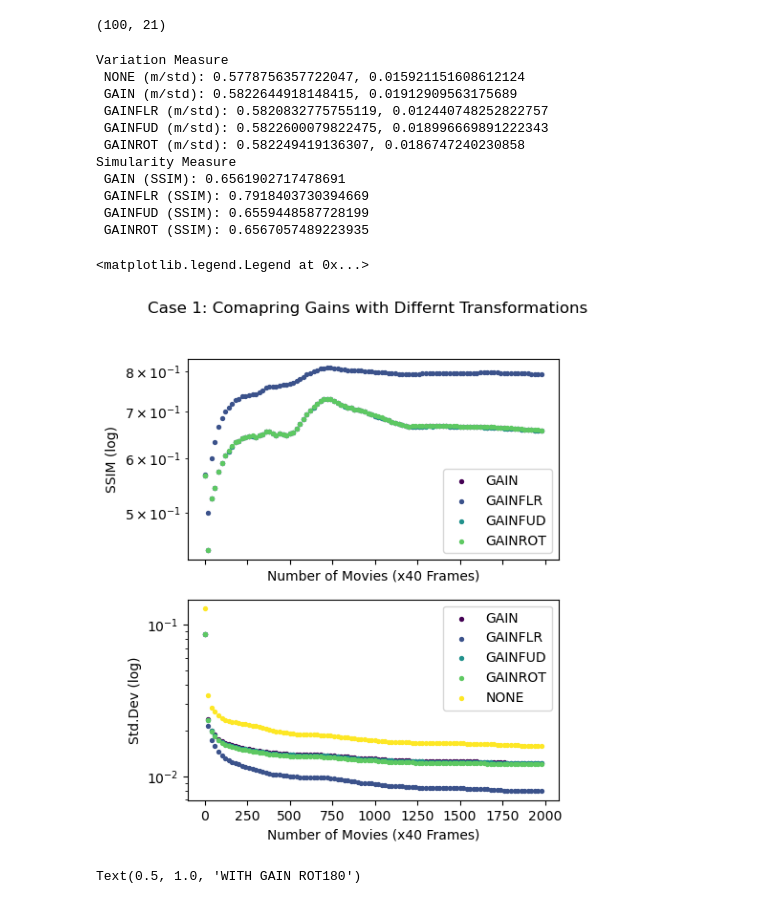
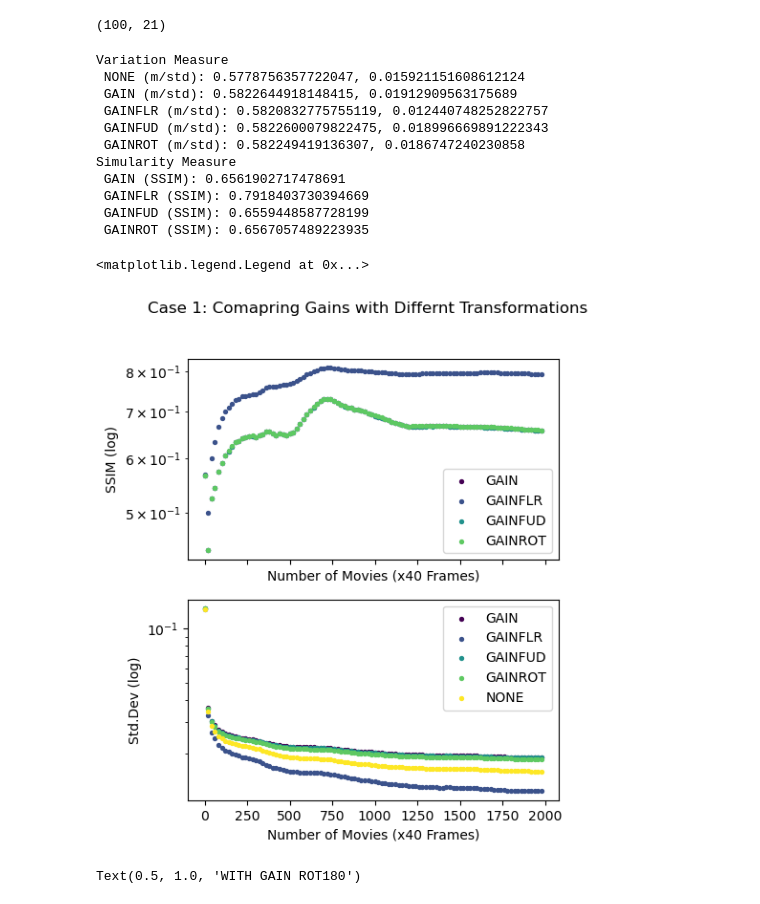
Before and after one commit to frozenfas/jupyter-git, a Jupyter notebook: gain-notebooks/compare_gain_correction-dm4python.ipynb, the cells around one changed output. Drawn from its saved outputs; the diff is of its cells as text; code cells hidden in the pictures.

Commit message:
fix plot error in case 1 (2nd time)

```diff
--- a/gain-notebooks/compare_gain_correction-dm4python.ipynb
+++ b/gain-notebooks/compare_gain_correction-dm4python.ipynb
@@ -215,38 +223,38 @@ fig, axs = plt.subplots(nrows=2,ncols=1,sharex=True,figsize=(5,6)) #sharey=True
 fig.suptitle('Case 1: Comapring Gains with Differnt Transformations')
 axs[0].set_xlabel('Number of Movies (x40 Frames)')
 axs[0].set_ylabel('SSIM (log)')
 axs[0].set_yscale("log")
 axs[0].scatter(x=array_stats[0:, 0], y=array_stats[0:, 8], label='GAIN', s=8, color=colors[0])
 axs[0].scatter(x=array_stats[0:, 0], y=array_stats[0:, 12], label='GAINFLR',s=8, color=colors[1])
 axs[0].scatter(x=array_stats[0:, 0], y=array_stats[0:, 16], label='GAINFUD',s=8, color=colors[2])
 axs[0].scatter(x=array_stats[0:, 0], y=array_stats[0:, 20], label='GAINROT',s=8, color=colors[3])
 axs[0].legend(loc="lower right")
 
 
 
 axs[1].set_xlabel('Number of Movies (x40 Frames)')
 axs[1].set_ylabel('Std.Dev (log)')
 axs[1].set_yscale("log")
-axs[1].scatter(x=array_stats[0:, 0], y=array_stats[0:, 7], label='GAIN', s=8, color=colors[0])
-axs[1].scatter(x=array_stats[0:, 0], y=array_stats[0:, 11], label='GAINFLR',s=8, color=colors[1])
-axs[1].scatter(x=array_stats[0:, 0], y=array_stats[0:, 15], label='GAINFUD', s=8, color=colors[2])
-axs[1].scatter(x=array_stats[0:, 0], y=array_stats[0:, 19], label='GAINROT', s=8, color=colors[3])
+axs[1].scatter(x=array_stats[0:, 0], y=array_stats[0:, 6], label='GAIN', s=8, color=colors[0])
+axs[1].scatter(x=array_stats[0:, 0], y=array_stats[0:, 10], label='GAINFLR',s=8, color=colors[1])
+axs[1].scatter(x=array_stats[0:, 0], y=array_stats[0:, 14], label='GAINFUD', s=8, color=colors[2])
+axs[1].scatter(x=array_stats[0:, 0], y=array_stats[0:, 18], label='GAINROT', s=8, color=colors[3])
 axs[1].scatter(x=array_stats[0:, 0], y=array_stats[0:, 3], label='NONE', s=8, color=colors[4])
 axs[1].legend(loc="upper right")
 # %% [output]
 Variation Measure
  NONE (m/std): 0.5778756357722047, 0.015921151608612124
  GAIN (m/std): 0.5822644918148415, 0.01912909563175689
  GAINFLR (m/std): 0.5820832775755119, 0.012440748252822757
  GAINFUD (m/std): 0.5822600079822475, 0.018996669891222343
  GAINROT (m/std): 0.582249419136307, 0.0186747240230858
 Simularity Measure
  GAIN (SSIM): 0.6561902717478691
  GAINFLR (SSIM): 0.7918403730394669
  GAINFUD (SSIM): 0.6559448587728199
  GAINROT (SSIM): 0.6567057489223935
 <matplotlib.legend.Legend at 0x...>
-[figure, old version]
+[figure, new version]
 # %%
 fig, axs = plt.subplots(1,5,sharex=True, sharey=True,figsize=(12,6))
 fig.suptitle('HISTOGRAM of Averaged Frames')
```
Also changed, not shown: parts of 1 cell of this notebook, 1 other file.
